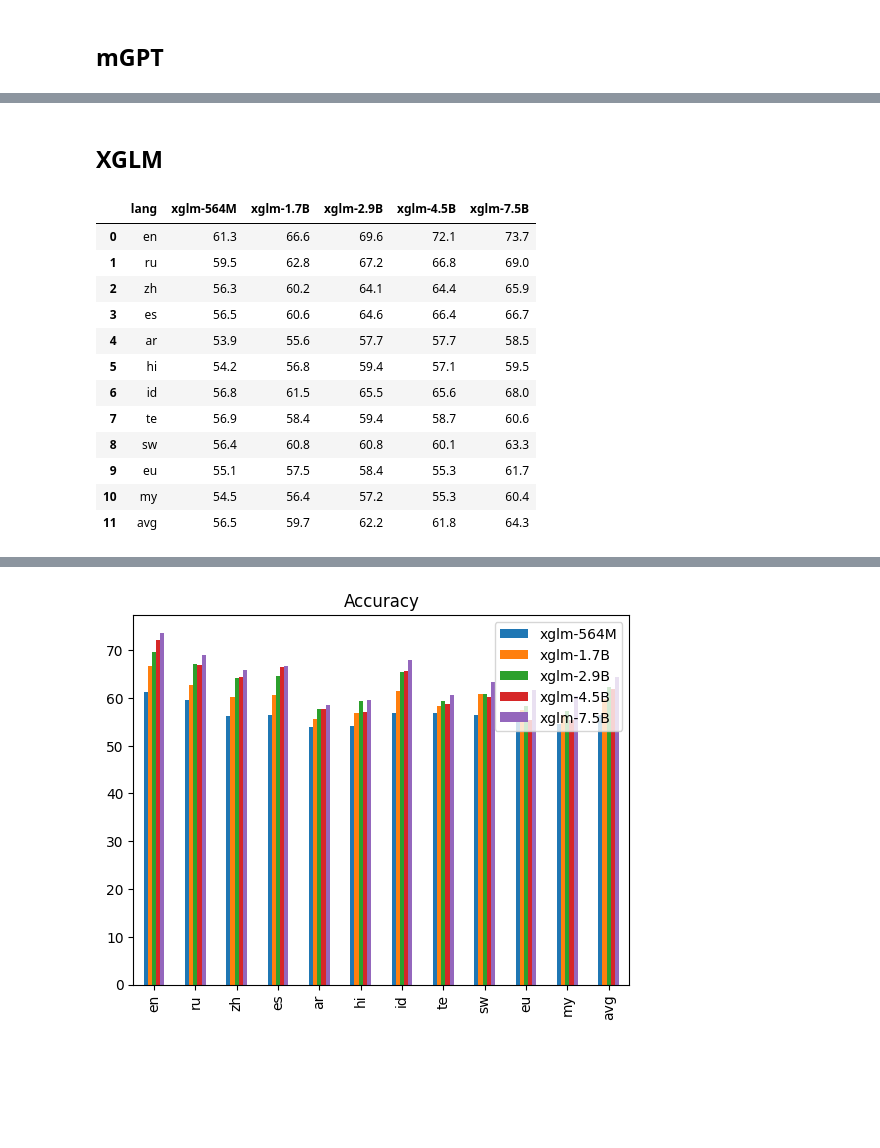
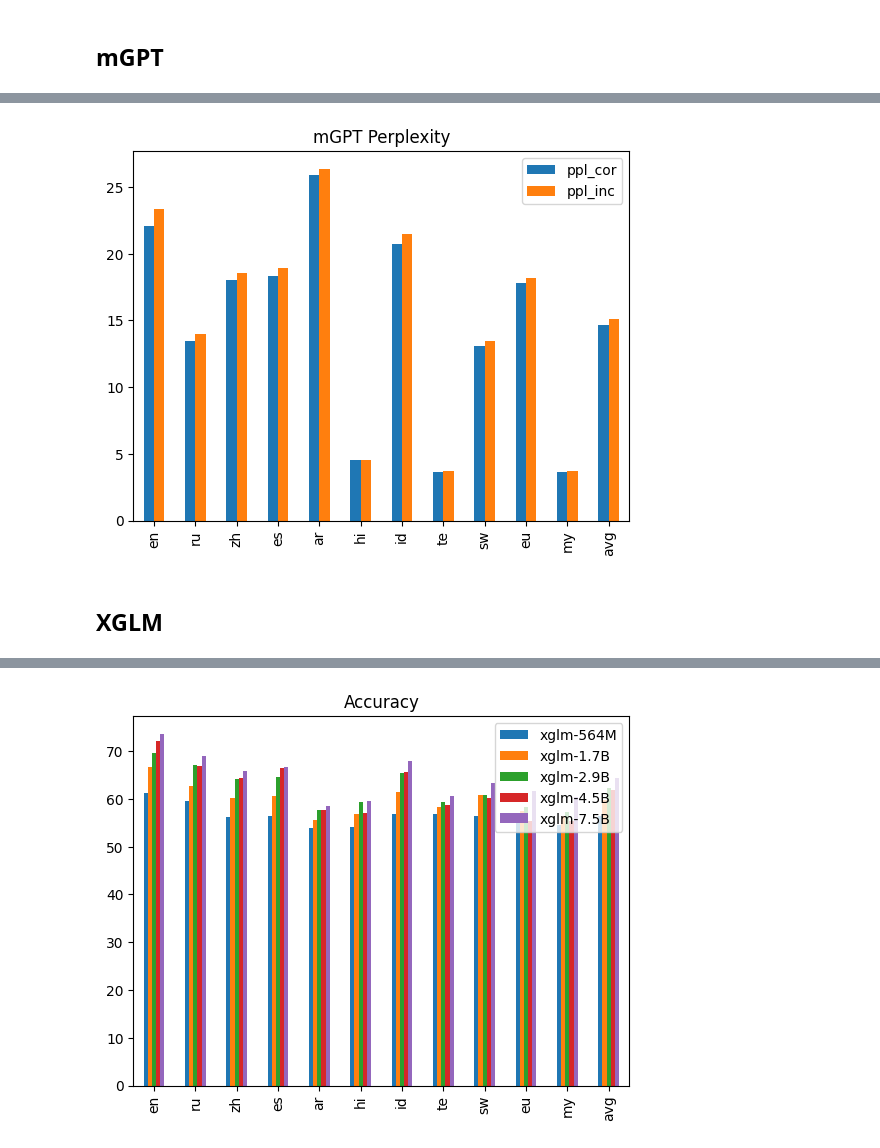
Before and after one commit to juletx/self-translate, a Jupyter notebook: evaluation/xstory_cloze.ipynb, the cells around one changed output, grey strips where cells are left out. Cells and saved outputs as stored; diff of their text form; code cells hidden in the pictures; blank space fills up the shorter version.

```diff
--- a/evaluation/xstory_cloze.ipynb
+++ b/evaluation/xstory_cloze.ipynb
@@ -54,3 +38,7 @@ plot_df(metrics_df, "mGPT Metrics")
+# %%
+plot_df(metrics_df[["lang", "ppl_cor", "ppl_inc"]], "mGPT Perplexity")
+# %% [output]
+[figure, added]
 # %% [markdown]
 ## XGLM
 # %%
@@ -64,17 +54 @@ xglm_model_names=[
 acc_df, ppl_cor_df, ppl_inc_df = get_dfs(xglm_model_names)
-# %%
-acc_df
-# %% [output]
-|  | lang | xglm-564M | xglm-1.7B | xglm-2.9B | xglm-4.5B | xglm-7.5B |
-| 0 | en | 61.3 | 66.6 | 69.6 | 72.1 | 73.7 |
-| 1 | ru | 59.5 | 62.8 | 67.2 | 66.8 | 69.0 |
-| 2 | zh | 56.3 | 60.2 | 64.1 | 64.4 | 65.9 |
-| 3 | es | 56.5 | 60.6 | 64.6 | 66.4 | 66.7 |
-| 4 | ar | 53.9 | 55.6 | 57.7 | 57.7 | 58.5 |
-| 5 | hi | 54.2 | 56.8 | 59.4 | 57.1 | 59.5 |
-| 6 | id | 56.8 | 61.5 | 65.5 | 65.6 | 68.0 |
-| 7 | te | 56.9 | 58.4 | 59.4 | 58.7 | 60.6 |
-| 8 | sw | 56.4 | 60.8 | 60.8 | 60.1 | 63.3 |
-| 9 | eu | 55.1 | 57.5 | 58.4 | 55.3 | 61.7 |
-| 10 | my | 54.5 | 56.4 | 57.2 | 55.3 | 60.4 |
-| 11 | avg | 56.5 | 59.7 | 62.2 | 61.8 | 64.3 |
```
Also changed, not shown: parts of 13 cells of this notebook.
